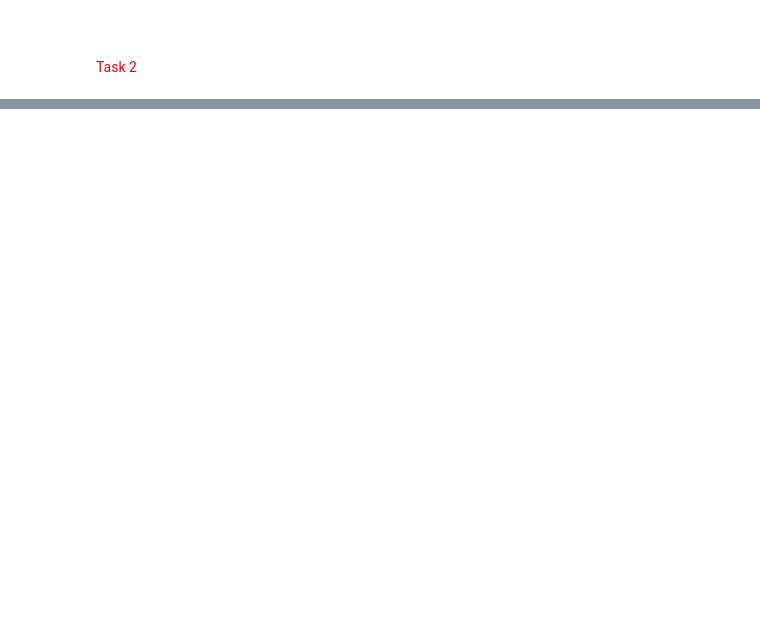
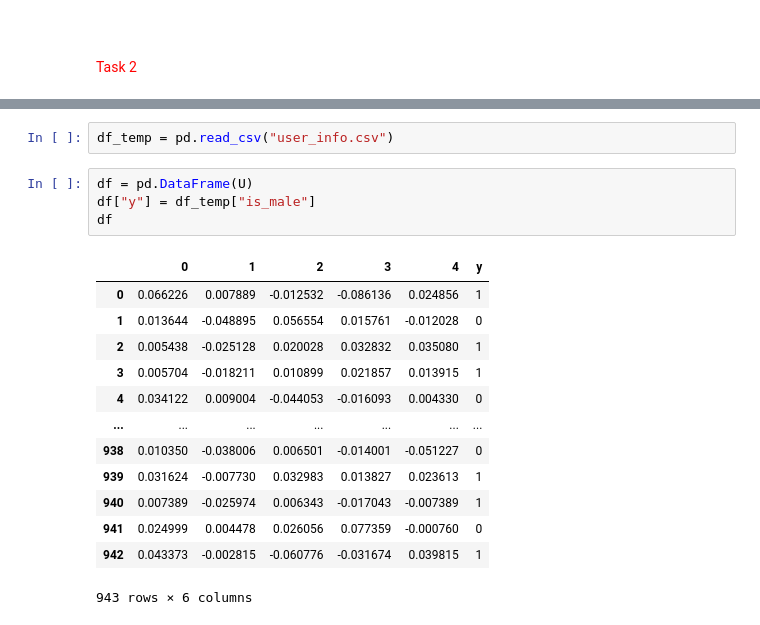
Before and after one commit to Chaitanya-Majety/Jupyter, a Jupyter notebook: Jupyter Notebooks/ML/Unsupervised_ML/RecommendationSystem_TruncatedSVD/Recommendation_system_assignment.ipynb, the cells around one changed output, grey strips where cells are left out. Saved outputs shown, nothing was run; the diff lists cells and outputs as text; blank space fills up the shorter version.

```diff
--- a/Jupyter Notebooks/ML/Unsupervised_ML/RecommendationSystem_TruncatedSVD/Recommendation_system_assignment.ipynb
+++ b/Jupyter Notebooks/ML/Unsupervised_ML/RecommendationSystem_TruncatedSVD/Recommendation_system_assignment.ipynb
@@ -354,0 +386,20 @@ print(mse,list(range(epochs)))
+# %%
+df_temp = pd.read_csv("user_info.csv")
+# %%
+df = pd.DataFrame(U)
+df["y"] = df_temp["is_male"]
+df
+# %% [output]
+|  | 0 | 1 | 2 | 3 | 4 | y |
+| 0 | 0.066226 | 0.007889 | -0.012532 | -0.086136 | 0.024856 | 1 |
+| 1 | 0.013644 | -0.048895 | 0.056554 | 0.015761 | -0.012028 | 0 |
+| 2 | 0.005438 | -0.025128 | 0.020028 | 0.032832 | 0.035080 | 1 |
+| 3 | 0.005704 | -0.018211 | 0.010899 | 0.021857 | 0.013915 | 1 |
+| 4 | 0.034122 | 0.009004 | -0.044053 | -0.016093 | 0.004330 | 0 |
+| ... | ... | ... | ... | ... | ... | ... |
+| 938 | 0.010350 | -0.038006 | 0.006501 | -0.014001 | -0.051227 | 0 |
+| 939 | 0.031624 | -0.007730 | 0.032983 | 0.013827 | 0.023613 | 1 |
+| 940 | 0.007389 | -0.025974 | 0.006343 | -0.017043 | -0.007389 | 1 |
+| 941 | 0.024999 | 0.004478 | 0.026056 | 0.077359 | -0.000760 | 0 |
+| 942 | 0.043373 | -0.002815 | -0.060776 | -0.031674 | 0.039815 | 1 |
+943 rows × 6 columns
```
Also changed, not shown: parts of 11 cells of this notebook, 2 other files.
